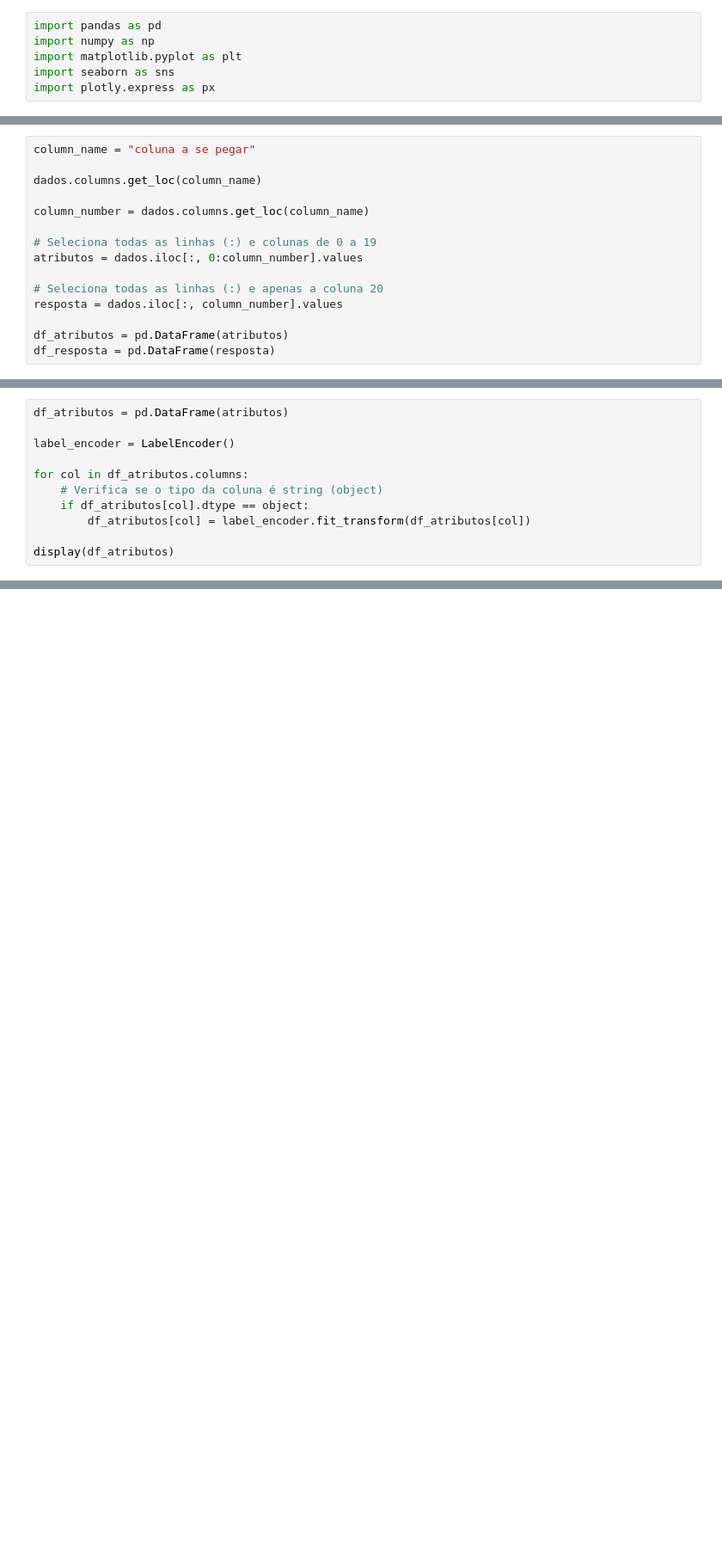
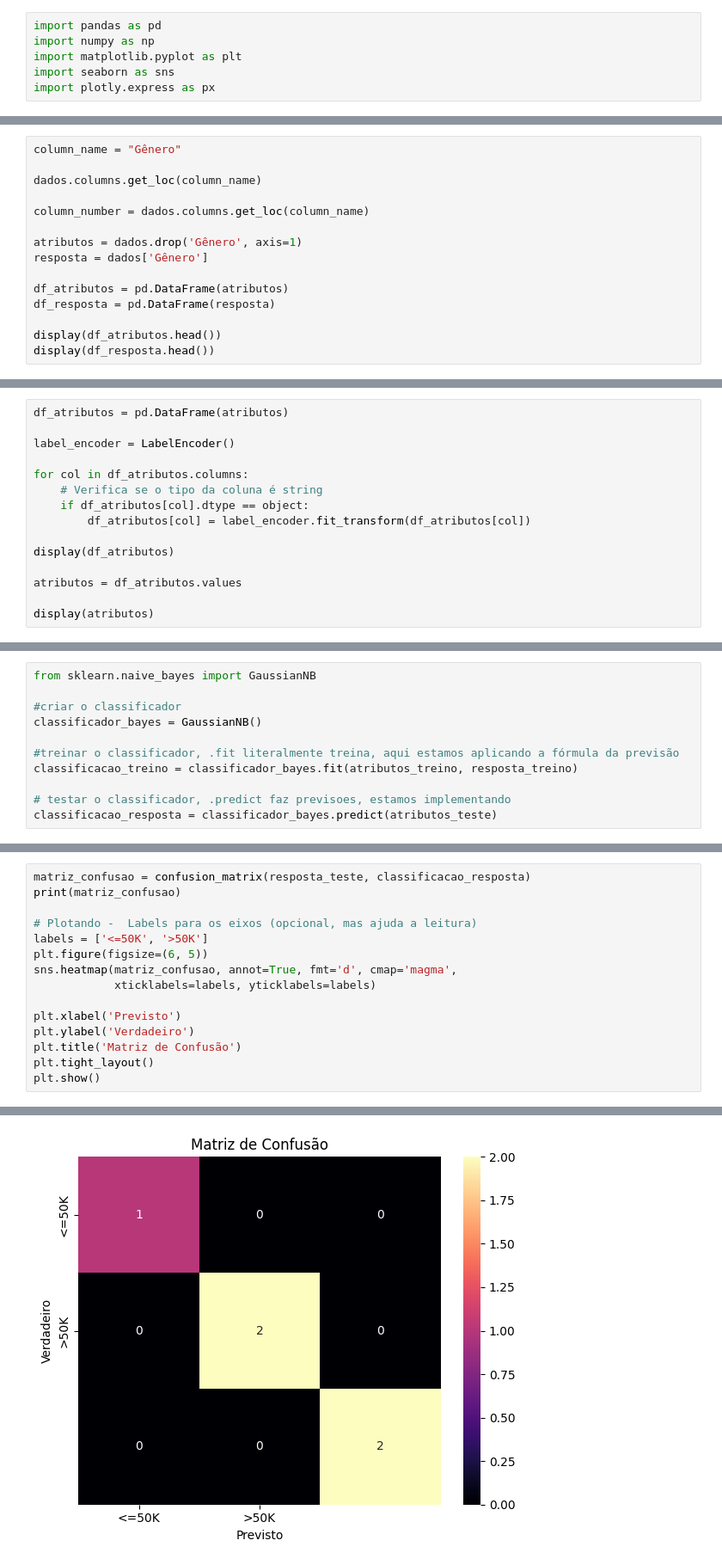
Before and after one commit to HeitorCarvalhoCampos/Pratica_Analise_Dados, a Jupyter notebook: classificador.ipynb, the cells around one changed output, grey strips where cells are left out. Shown at 86% size. Cells and saved outputs as stored; diff of their text form; blank space fills up the shorter version.

```diff
--- a/classificador.ipynb
+++ b/classificador.ipynb
@@ -32,15 +35,15 @@ plt.show()
 # %%
-column_name = "coluna a se pegar"
+column_name = "Gênero"
 
 dados.columns.get_loc(column_name)
 
 column_number = dados.columns.get_loc(column_name)
 
-# Seleciona todas as linhas (:) e colunas de 0 a 19
-atributos = dados.iloc[:, 0:column_number].values
-
-# Seleciona todas as linhas (:) e apenas a coluna 20
-resposta = dados.iloc[:, column_number].values
+atributos = dados.drop('Gênero', axis=1)
+resposta = dados['Gênero']
 
 df_atributos = pd.DataFrame(atributos)
 df_resposta = pd.DataFrame(resposta)
+
+display(df_atributos.head())
+display(df_resposta.head())
@@ -57,8 +91,12 @@ df_atributos = pd.DataFrame(atributos)
 label_encoder = LabelEncoder()
 
 for col in df_atributos.columns:
-    # Verifica se o tipo da coluna é string (object)
+    # Verifica se o tipo da coluna é string
     if df_atributos[col].dtype == object:
         df_atributos[col] = label_encoder.fit_transform(df_atributos[col])
 
 display(df_atributos)
+
+atributos = df_atributos.values
+
+display(atributos)
@@ -72,0 +170,11 @@ display(pd.DataFrame(atributos_teste))
+# %%
+from sklearn.naive_bayes import GaussianNB
+
+#criar o classificador
+classificador_bayes = GaussianNB()
+
+#treinar o classificador, .fit literalmente treina, aqui estamos aplicando a fórmula da previsão
+classificacao_treino = classificador_bayes.fit(atributos_treino, resposta_treino)
+
+# testar o classificador, .predict faz previsoes, estamos implementando
+classificacao_resposta = classificador_bayes.predict(atributos_teste)
@@ -72,0 +190,16 @@ display(pd.DataFrame(atributos_teste))
+# %%
+matriz_confusao = confusion_matrix(resposta_teste, classificacao_resposta)
+print(matriz_confusao)
+
+# Plotando -  Labels para os eixos (opcional, mas ajuda a leitura)
+labels = ['<=50K', '>50K']
+plt.figure(figsize=(6, 5))
+sns.heatmap(matriz_confusao, annot=True, fmt='d', cmap='magma',
+            xticklabels=labels, yticklabels=labels)
+
+plt.xlabel('Previsto')
+plt.ylabel('Verdadeiro')
+plt.title('Matriz de Confusão')
+plt.tight_layout()
+plt.show()
+# %% [output]
@@ -72,0 +209 @@ display(pd.DataFrame(atributos_teste))
+[figure, added]
```
Also changed, not shown: parts of 10 cells of this notebook, 2 other files.
